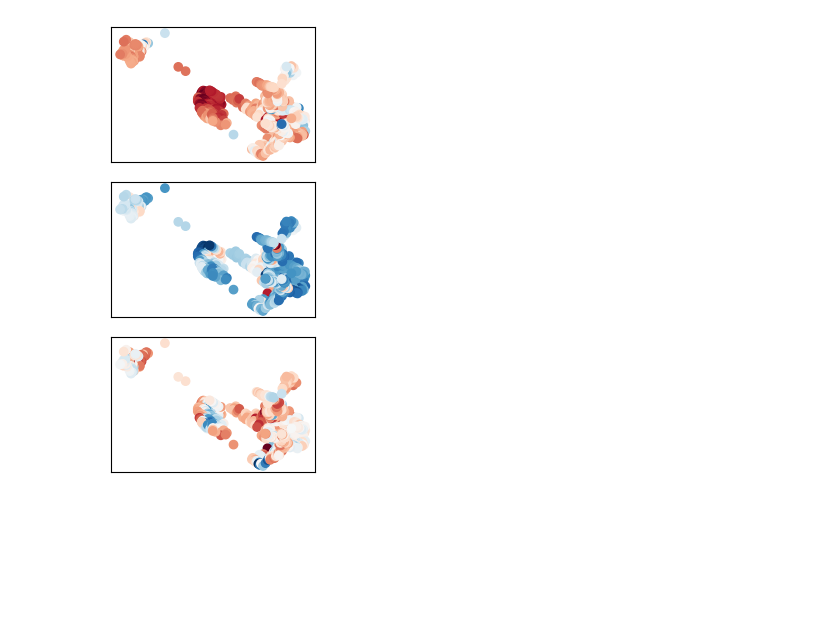
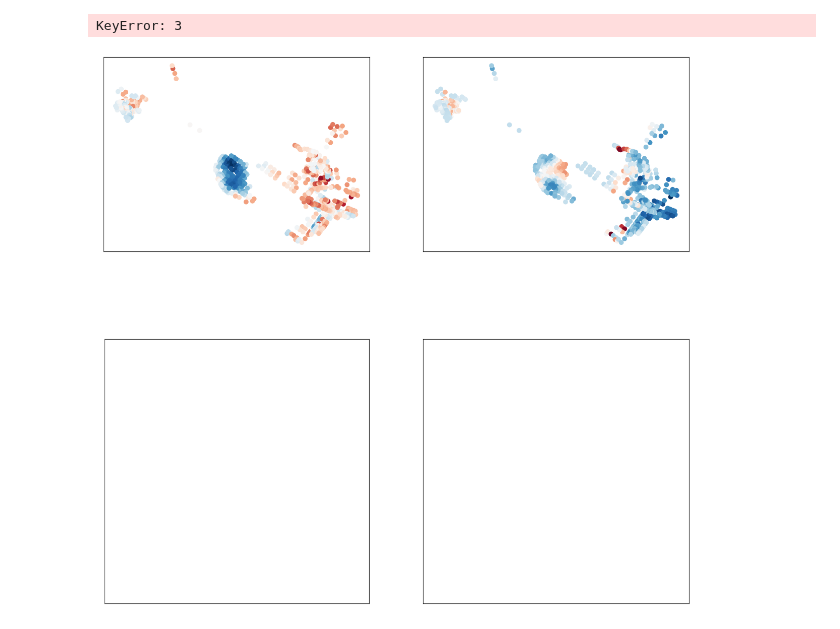
Before and after one commit to AnttiHaerkoenen/socio-ethnic_segregation, a Jupyter notebook: notebooks/pca.ipynb, the cells around one changed output. Drawn from its saved outputs; the diff is of its cells as text; code cells hidden in the pictures; blank space fills up the shorter version.

```diff
--- a/notebooks/pca.ipynb
+++ b/notebooks/pca.ipynb
@@ -19,20 +19,20 @@ SEED = 42
 
 data = gpd.read_file(DATA_DIR / "spatial_income_1880.gpkg")
 data["is_old"] = data.is_old.astype(int)
-data = data.drop(index=data[data.population < 5].index).dropna()
+data = data.drop(index=data[data.population < 10].index).dropna()
 old_idx = data.index
 data.reset_index(inplace=True)
 # %%
-N_COMPONENTS = 6
+N_COMPONENTS = 3
 variables = [
     "lutheran",
-    "orthodox",
+    # "orthodox",
+    "orthodox_proportion",
     # 'is_old',
     "total_income_ln",
-    "estate_income_ln",
-    "salary_pension_income_ln",
-    "business_income_ln",
-    "orthodox_proportion",
+    # "estate_income_ln",
+    # "salary_pension_income_ln",
+    # "business_income_ln",
 ]
 X = StandardScaler().fit_transform(data.loc[:, variables])
 pca = PCA(n_components=N_COMPONENTS, random_state=SEED).fit(X)
@@ -116,35 +121,45 @@ plt.show()
 # %%
-fig, (ax_1, ax_2, ax_3) = plt.subplots(
-    3,
-    1,
+fig, ((ax_1, ax_2), (ax_3, ax_4)) = plt.subplots(
+    2,
+    2,
+    figsize=(15, 15),
     subplot_kw={"xticks": [], "yticks": []},
 )
 
 factor_transformed.plot(
     column=1,
     cmap="RdBu",
     # legend=True,
     # vmin=-6,
     # vmax=6,
     ax=ax_1,
 )
 factor_transformed.plot(
     column=2,
     cmap="RdBu_r",
     # legend=True,
     # vmin=-6,
     # vmax=6,
     ax=ax_2,
 )
 factor_transformed.plot(
     column=3,
     cmap="RdBu_r",
     # legend=True,
     # vmin=-6,
     # vmax=6,
     ax=ax_3,
 )
+factor_transformed.plot(
+    column=4,
+    cmap="RdBu_r",
+    # legend=True,
+    # vmin=-6,
+    # vmax=6,
+    ax=ax_4,
+)
 fig.tight_layout()
 plt.show()
 # %% [output]
+KeyError: 3
-[figure, old version]
+[figure, new version]
```
Also changed, not shown: parts of 4 cells of this notebook, 3 other files.
